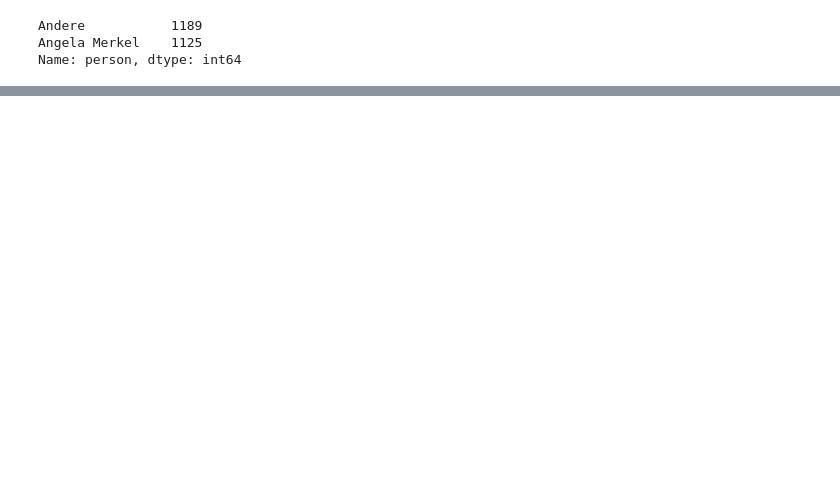
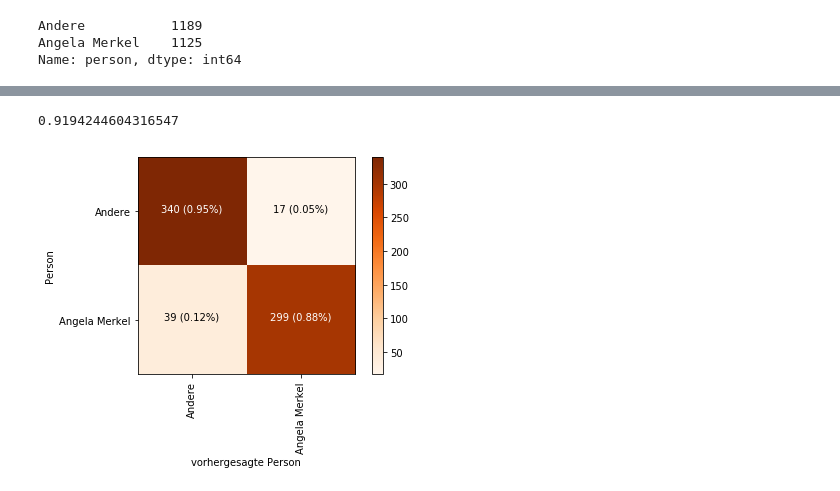
Before and after one commit to bbesser/ml-boosting-basics, a Jupyter notebook: notebooks/boosting.ipynb, the cells around one changed output, grey strips where cells are left out. Cells and saved outputs as stored; diff of their text form; code cells hidden in the pictures; blank space fills up the shorter version.

```diff
--- a/notebooks/boosting.ipynb
+++ b/notebooks/boosting.ipynb
@@ -327,0 +244,19 @@ array([[343,  14],
+# %%
+from xgboost import XGBClassifier
+import xgboost
+
+base = make_decision_tree_classifier()
+classifier = XGBClassifier(max_depth=1,
+                           n_estimators = BOOST_FACTOR)
+
+(accuracy, confusion) = train_and_test_with(classifier,
+                                            data,
+                                            labels,
+                                            test_size=TRAIN_TEST_RATIO)
+
+display(accuracy)
+plot_confusion_matrix(confusion, classes=categories.unique())
+display(graphviz.Source(xgboost.to_graphviz(classifier)))
+# %% [output]
+0.9194244604316547
+[figure, added]
```
Also changed, not shown: parts of 27 cells of this notebook, 5 other files.
